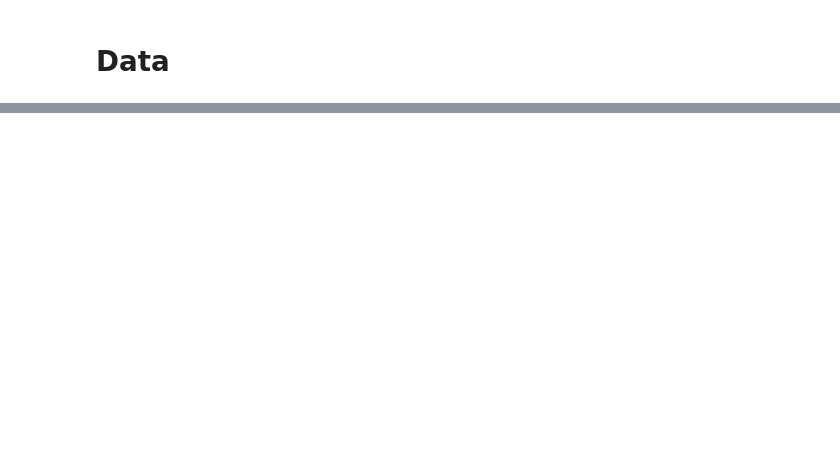
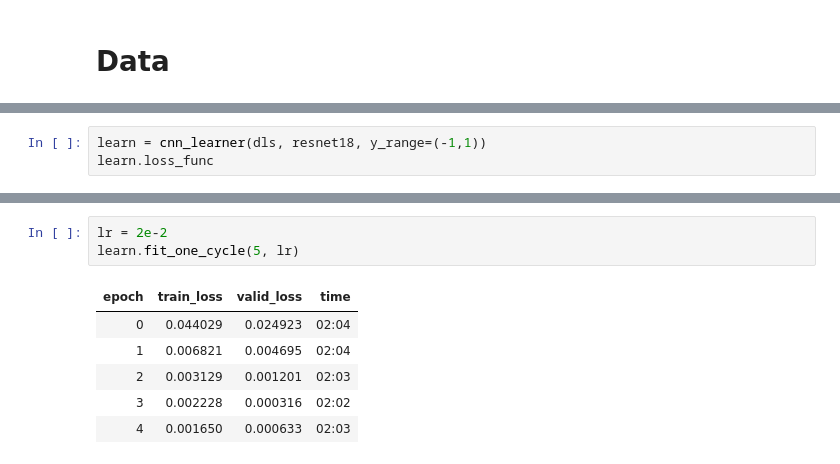
Before and after one commit to omlnaut/fastai, a Jupyter notebook: chapter_6_regression.ipynb, the cells around one changed output, grey strips where cells are left out. Cells and saved outputs as stored; diff of their text form; blank space fills up the shorter version.

```diff
--- a/chapter_6_regression.ipynb
+++ b/chapter_6_regression.ipynb
@@ -231,0 +105,3 @@ Downloading: "https://download.pytorch.org/models/resnet50-19c8e357.pth" to /roo
+# %%
+learn = cnn_learner(dls, resnet18, y_range=(-1,1))
+learn.loss_func
@@ -231,0 +117,10 @@ Downloading: "https://download.pytorch.org/models/resnet50-19c8e357.pth" to /roo
+# %%
+lr = 2e-2
+learn.fit_one_cycle(5, lr)
+# %% [output]
+| epoch | train_loss | valid_loss | time |
+| 0 | 0.044029 | 0.024923 | 02:04 |
+| 1 | 0.006821 | 0.004695 | 02:04 |
+| 2 | 0.003129 | 0.001201 | 02:03 |
+| 3 | 0.002228 | 0.000316 | 02:02 |
+| 4 | 0.001650 | 0.000633 | 02:03 |
```
Also changed, not shown: parts of 66 cells of this notebook.
